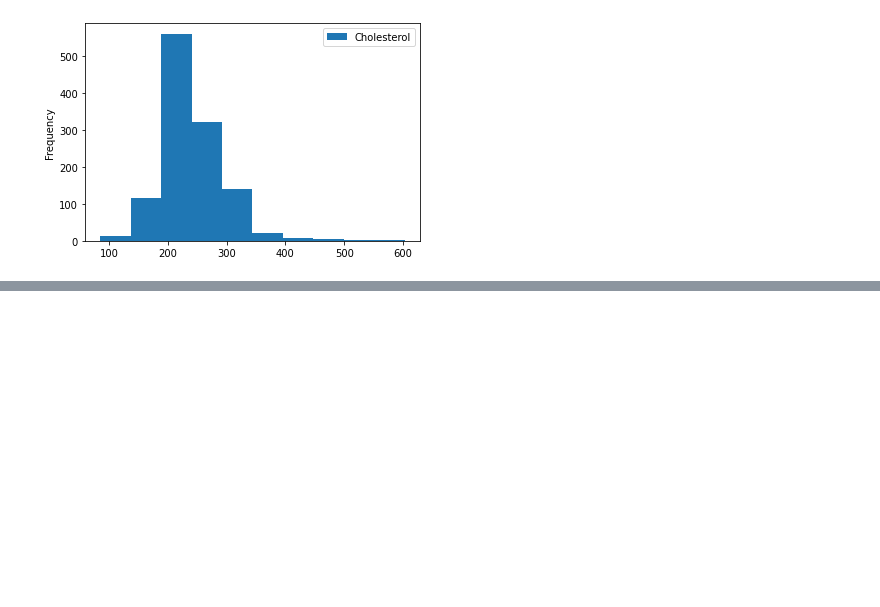
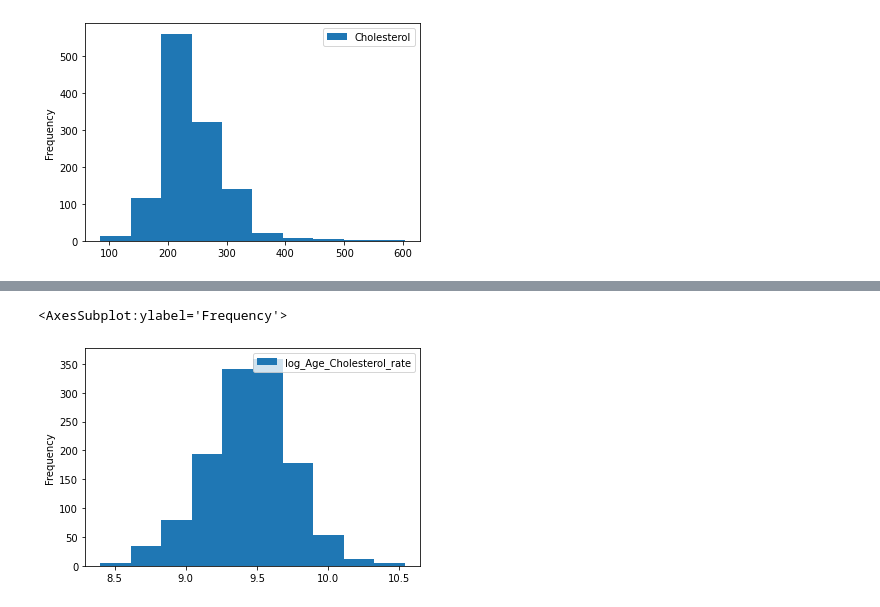
Before and after one commit to QinzhengSun/Iteration4, a Jupyter notebook: Iteration4PySpark.ipynb, the cells around one changed output, grey strips where cells are left out. Drawn from its saved outputs; the diff is of its cells as text; code cells hidden in the pictures; blank space fills up the shorter version.

```diff
--- a/Iteration4PySpark.ipynb
+++ b/Iteration4PySpark.ipynb
@@ -268,0 +400,5 @@ only showing top 20 rows
+# %%
+df5.select("log_Age_Cholesterol_rate").toPandas().plot.hist()
+# %% [output]
+<AxesSubplot:ylabel='Frequency'>
+[figure, added]
```
Also changed, not shown: parts of 17 cells of this notebook.
